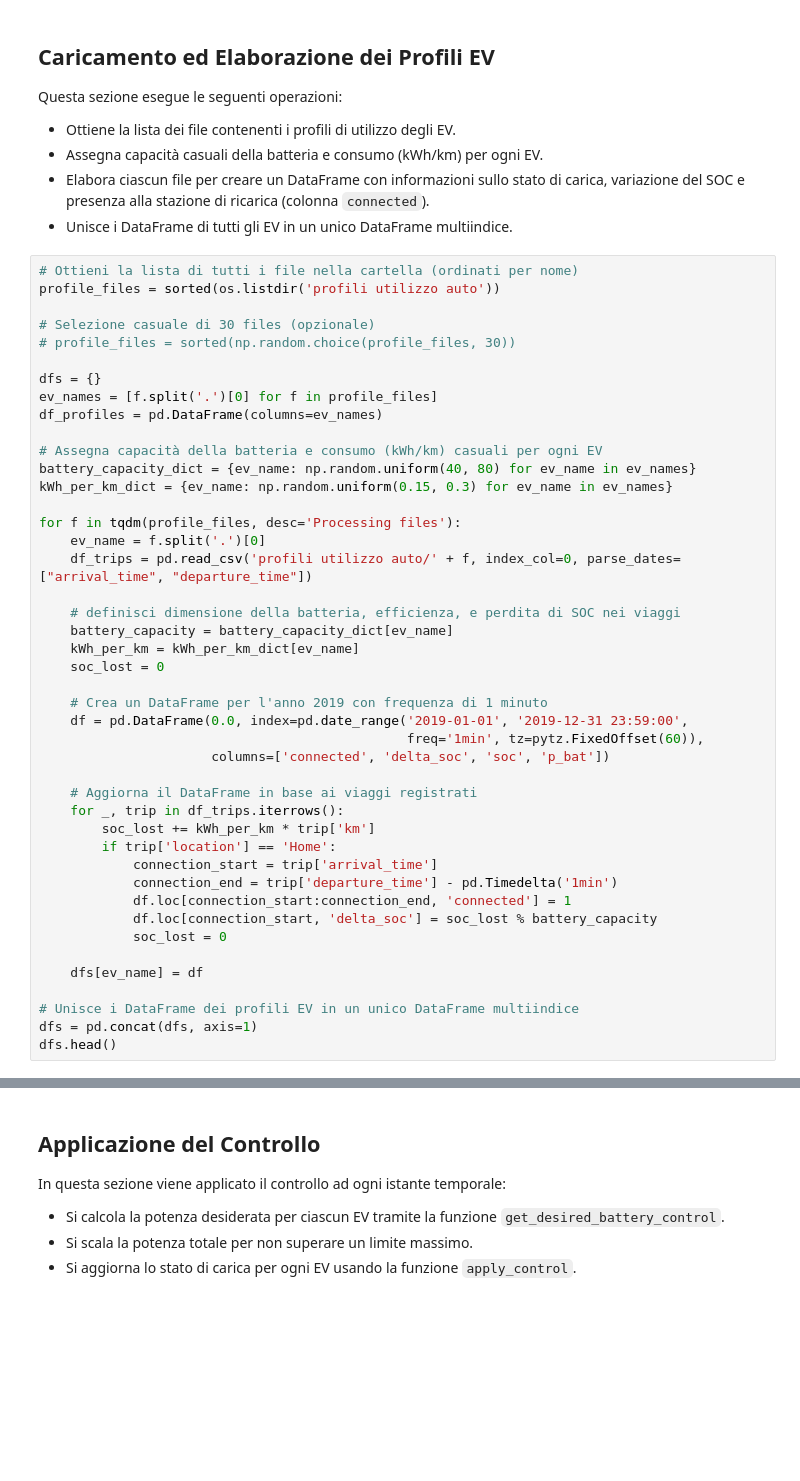
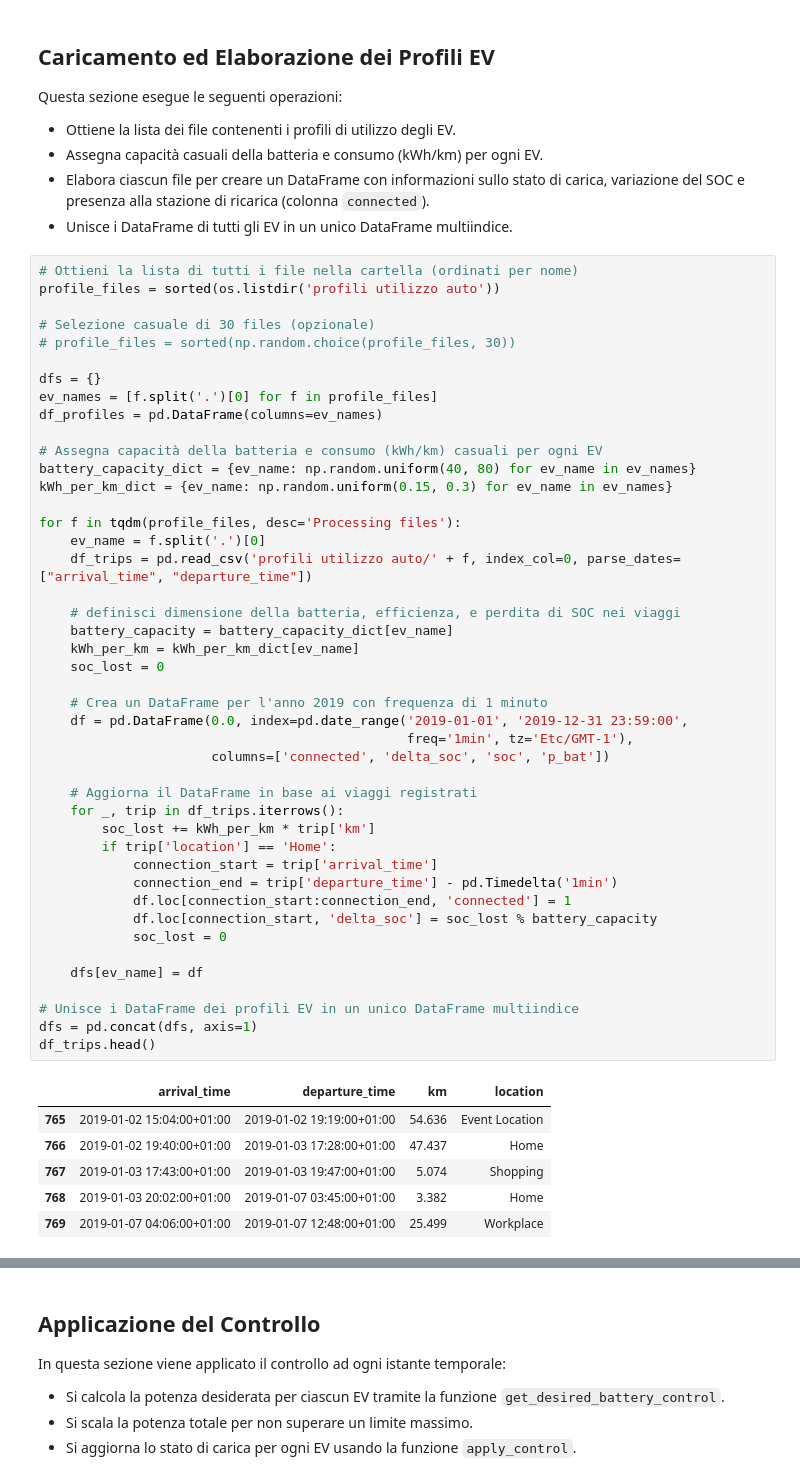
Before and after one commit to supsi-dacd-isaac/teaching, a Jupyter notebook: 2021SmartGrids/L09_Simulatore_profili_di_carico_EV_controllati.ipynb, the cells around one changed output, grey strips where cells are left out. Drawn from its saved outputs; the diff is of its cells as text; blank space fills up the shorter version.

```diff
--- a/2021SmartGrids/L09_Simulatore_profili_di_carico_EV_controllati.ipynb
+++ b/2021SmartGrids/L09_Simulatore_profili_di_carico_EV_controllati.ipynb
@@ -174,32 +194,39 @@ df_profiles = pd.DataFrame(columns=ev_names)
 battery_capacity_dict = {ev_name: np.random.uniform(40, 80) for ev_name in ev_names}
 kWh_per_km_dict = {ev_name: np.random.uniform(0.15, 0.3) for ev_name in ev_names}
 
 for f in tqdm(profile_files, desc='Processing files'):
     ev_name = f.split('.')[0]
     df_trips = pd.read_csv('profili utilizzo auto/' + f, index_col=0, parse_dates=["arrival_time", "departure_time"])
 
     # definisci dimensione della batteria, efficienza, e perdita di SOC nei viaggi
     battery_capacity = battery_capacity_dict[ev_name]
     kWh_per_km = kWh_per_km_dict[ev_name]
     soc_lost = 0
 
     # Crea un DataFrame per l'anno 2019 con frequenza di 1 minuto
     df = pd.DataFrame(0.0, index=pd.date_range('2019-01-01', '2019-12-31 23:59:00',
-                                               freq='1min', tz=pytz.FixedOffset(60)),
+                                               freq='1min', tz='Etc/GMT-1'),
                       columns=['connected', 'delta_soc', 'soc', 'p_bat'])
 
     # Aggiorna il DataFrame in base ai viaggi registrati
     for _, trip in df_trips.iterrows():
         soc_lost += kWh_per_km * trip['km']
         if trip['location'] == 'Home':
             connection_start = trip['arrival_time']
             connection_end = trip['departure_time'] - pd.Timedelta('1min')
             df.loc[connection_start:connection_end, 'connected'] = 1
             df.loc[connection_start, 'delta_soc'] = soc_lost % battery_capacity
             soc_lost = 0
 
     dfs[ev_name] = df
 
 # Unisce i DataFrame dei profili EV in un unico DataFrame multiindice
 dfs = pd.concat(dfs, axis=1)
-dfs.head()
+df_trips.head()
+# %% [output]
+|  | arrival_time | departure_time | km | location |
+| 765 | 2019-01-02 15:04:00+01:00 | 2019-01-02 19:19:00+01:00 | 54.636 | Event Location |
+| 766 | 2019-01-02 19:40:00+01:00 | 2019-01-03 17:28:00+01:00 | 47.437 | Home |
+| 767 | 2019-01-03 17:43:00+01:00 | 2019-01-03 19:47:00+01:00 | 5.074 | Shopping |
+| 768 | 2019-01-03 20:02:00+01:00 | 2019-01-07 03:45:00+01:00 | 3.382 | Home |
+| 769 | 2019-01-07 04:06:00+01:00 | 2019-01-07 12:48:00+01:00 | 25.499 | Workplace |
```
Also changed, not shown: parts of 7 cells of this notebook.
